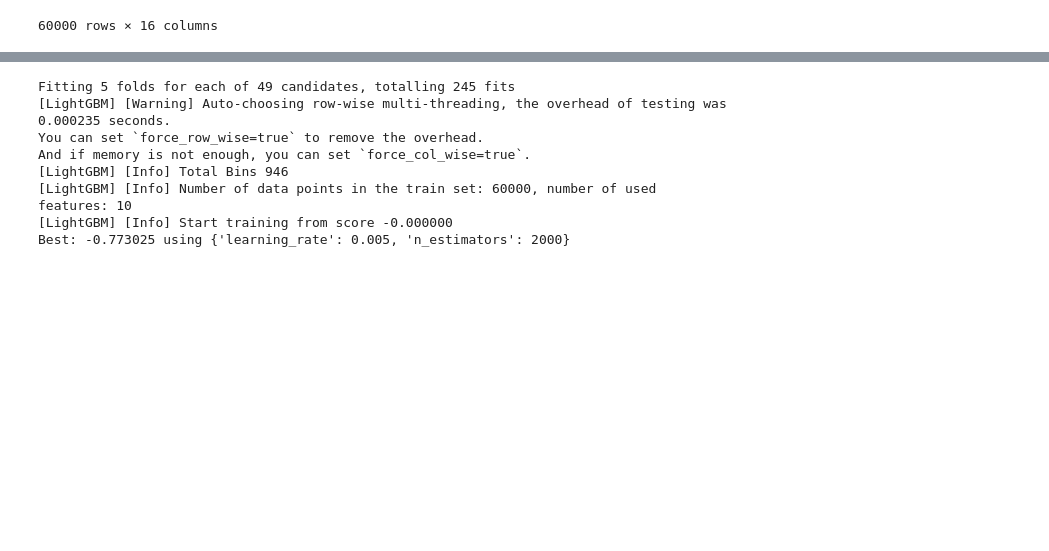
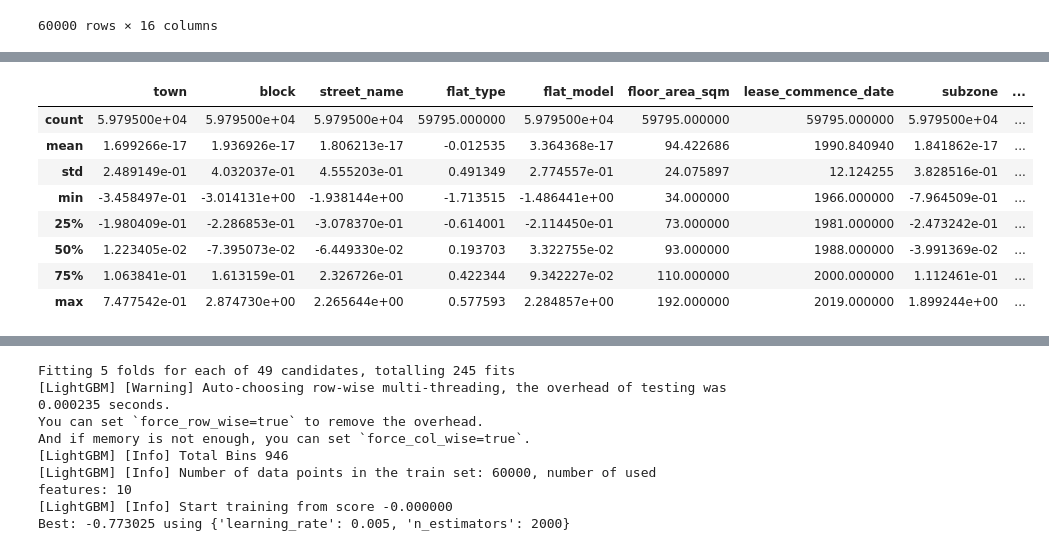
Before and after one commit to Concyclics/NUS-CS5228-project, a Jupyter notebook: predict_normalize_by_date.ipynb, the cells around one changed output, grey strips where cells are left out. Saved outputs shown, nothing was run; the diff lists cells and outputs as text; code cells hidden in the pictures; blank space fills up the shorter version.

```diff
--- a/predict_normalize_by_date.ipynb
+++ b/predict_normalize_by_date.ipynb
@@ -297,3 +329,15 @@ ValueError: Could not interpret value `rent_approval_date` for parameter `x`
+# %%
+ds_train_processed.describe()
+# %% [output]
+|  | town | block | street_name | flat_type | flat_model | floor_area_sqm | lease_commence_date | subzone | ... |
+| count | 5.979500e+04 | 5.979500e+04 | 5.979500e+04 | 59795.000000 | 5.979500e+04 | 59795.000000 | 59795.000000 | 5.979500e+04 | ... |
+| mean | 1.699266e-17 | 1.936926e-17 | 1.806213e-17 | -0.012535 | 3.364368e-17 | 94.422686 | 1990.840940 | 1.841862e-17 | ... |
+| std | 2.489149e-01 | 4.032037e-01 | 4.555203e-01 | 0.491349 | 2.774557e-01 | 24.075897 | 12.124255 | 3.828516e-01 | ... |
+| min | -3.458497e-01 | -3.014131e+00 | -1.938144e+00 | -1.713515 | -1.486441e+00 | 34.000000 | 1966.000000 | -7.964509e-01 | ... |
+| 25% | -1.980409e-01 | -2.286853e-01 | -3.078370e-01 | -0.614001 | -2.114450e-01 | 73.000000 | 1981.000000 | -2.473242e-01 | ... |
+| 50% | 1.223405e-02 | -7.395073e-02 | -6.449330e-02 | 0.193703 | 3.322755e-02 | 93.000000 | 1988.000000 | -3.991369e-02 | ... |
+| 75% | 1.063841e-01 | 1.613159e-01 | 2.326726e-01 | 0.422344 | 9.342227e-02 | 110.000000 | 2000.000000 | 1.112461e-01 | ... |
+| max | 7.477542e-01 | 2.874730e+00 | 2.265644e+00 | 0.577593 | 2.284857e+00 | 192.000000 | 2019.000000 | 1.899244e+00 | ... |
 # %%
 import lightgbm as lgb
 import xgboost as xgb
```
Also changed, not shown: parts of 12 cells of this notebook, 1 other file.
